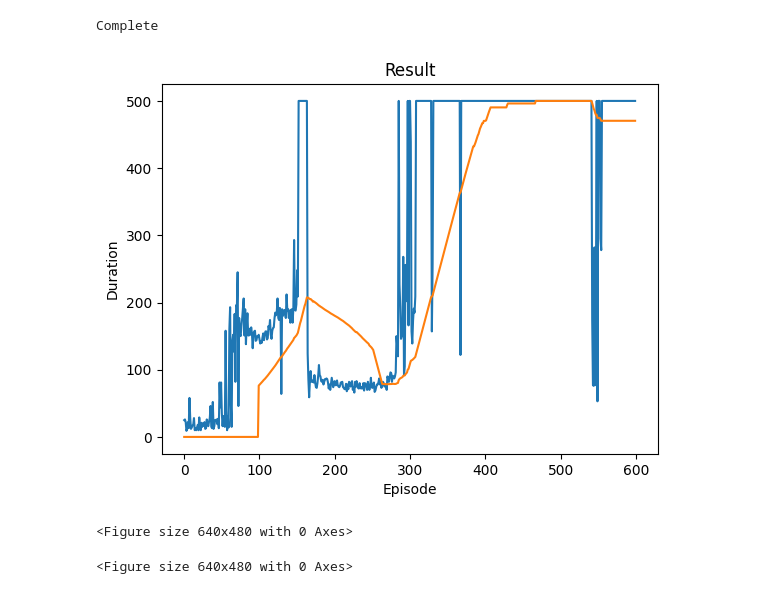
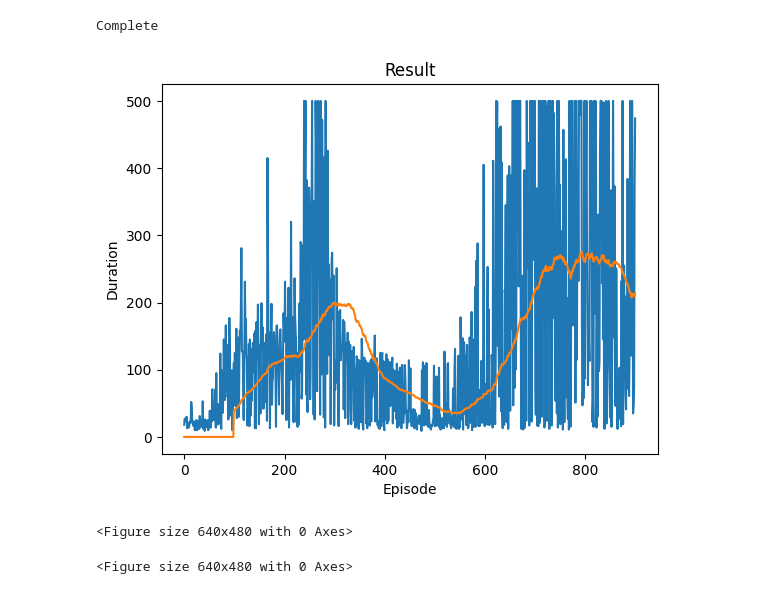
Before and after one commit to hudsonchen/F2BMLD, a Jupyter notebook: DQN.ipynb, the cells around one changed output. Cells and saved outputs as stored; diff of their text form; code cells hidden in the pictures.

```diff
--- a/DQN.ipynb
+++ b/DQN.ipynb
@@ -27,7 +27,9 @@ class RandomActionWrapper(gym.Wrapper):
 
 
 env = gym.make("CartPole-v1")
-noise_level = 0.0
+noise_level = 0.1
+
+num_steps_dict = {'0.0': 500, '0.1': 600, '0.2': 700, '0.3': 800, '0.4': 900, '0.5': 1000}
 
 if noise_level > 0.0:
     env = RandomActionWrapper(env, eps=noise_level)
@@ -225,7 +227,7 @@ def optimize_model():
     optimizer.step()
 # %%
 if torch.cuda.is_available() or torch.backends.mps.is_available():
-    num_episodes = 600
+    num_episodes = num_steps_dict[str(noise_level)]
 else:
     num_episodes = 50
 
@@ -239,40 +241,40 @@ for i_episode in range(num_episodes):
         reward = torch.tensor([reward], device=device)
         done = terminated or truncated
 
-        if done:
+        if terminated:
             next_state = None
         else:
             next_state = torch.tensor(observation, dtype=torch.float32, device=device).unsqueeze(0)
 
         # Store the transition in memory
         memory.push(state, action, next_state, reward)
 
         # Move to the next state
         state = next_state
 
         # Perform one step of the optimization (on the policy network)
         optimize_model()
 
         # Soft update of the target network's weights
         # θ′ ← τ θ + (1 −τ )θ′
         target_net_state_dict = target_net.state_dict()
         policy_net_state_dict = policy_net.state_dict()
         for key in policy_net_state_dict:
             target_net_state_dict[key] = policy_net_state_dict[key]*TAU + target_net_state_dict[key]*(1-TAU)
         target_net.load_state_dict(target_net_state_dict)
 
         if done:
             episode_durations.append(t + 1)
             plot_durations()
             break
 
 print('Complete')
 plot_durations(show_result=True)
 plt.ioff()
 plt.show()
 # %% [output]
 Complete
-[figure, old version]
+[figure, new version]
 <Figure size 640x480 with 0 Axes>
 <Figure size 640x480 with 0 Axes>
 # %%
```
Also changed, not shown: 8 other files.
